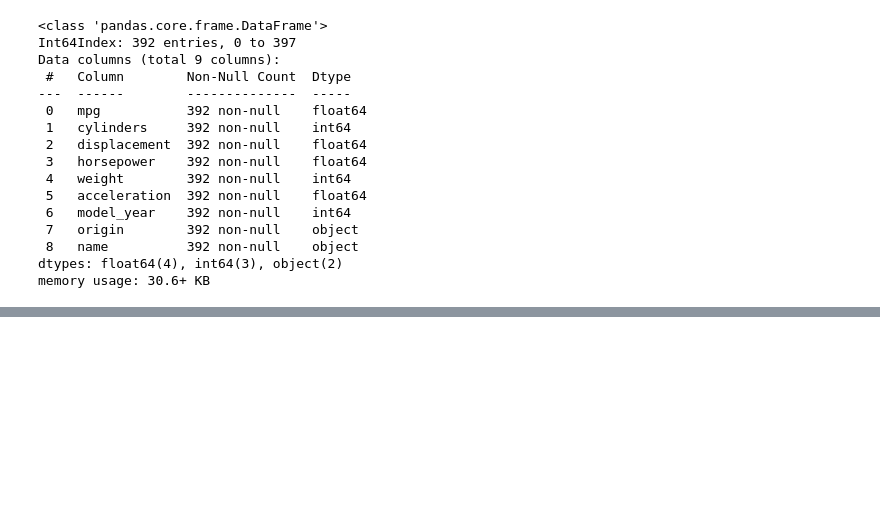
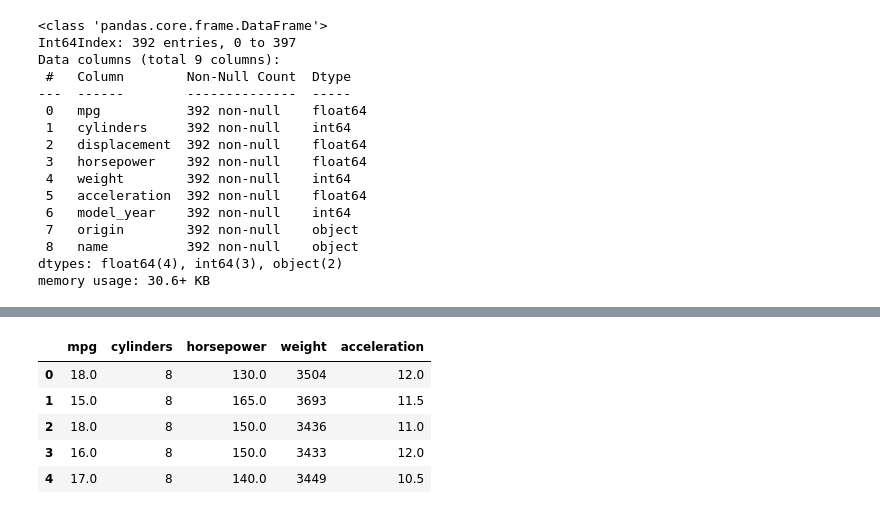
Before and after one commit to JoelOscarsson/Machine-Learning, a Jupyter notebook: Excercises/L2-Scikit-learn.ipynb, the cells around one changed output, grey strips where cells are left out. Saved outputs shown, nothing was run; the diff lists cells and outputs as text; code cells hidden in the pictures; blank space fills up the shorter version.

```diff
--- a/Excercises/L2-Scikit-learn.ipynb
+++ b/Excercises/L2-Scikit-learn.ipynb
@@ -67,0 +84,9 @@ memory usage: 30.6+ KB
+# %%
+df.head()
+# %% [output]
+|  | mpg | cylinders | horsepower | weight | acceleration |
+| 0 | 18.0 | 8 | 130.0 | 3504 | 12.0 |
+| 1 | 15.0 | 8 | 165.0 | 3693 | 11.5 |
+| 2 | 18.0 | 8 | 150.0 | 3436 | 11.0 |
+| 3 | 16.0 | 8 | 150.0 | 3433 | 12.0 |
+| 4 | 17.0 | 8 | 140.0 | 3449 | 10.5 |
```
Also changed, not shown: parts of 10 cells of this notebook.
